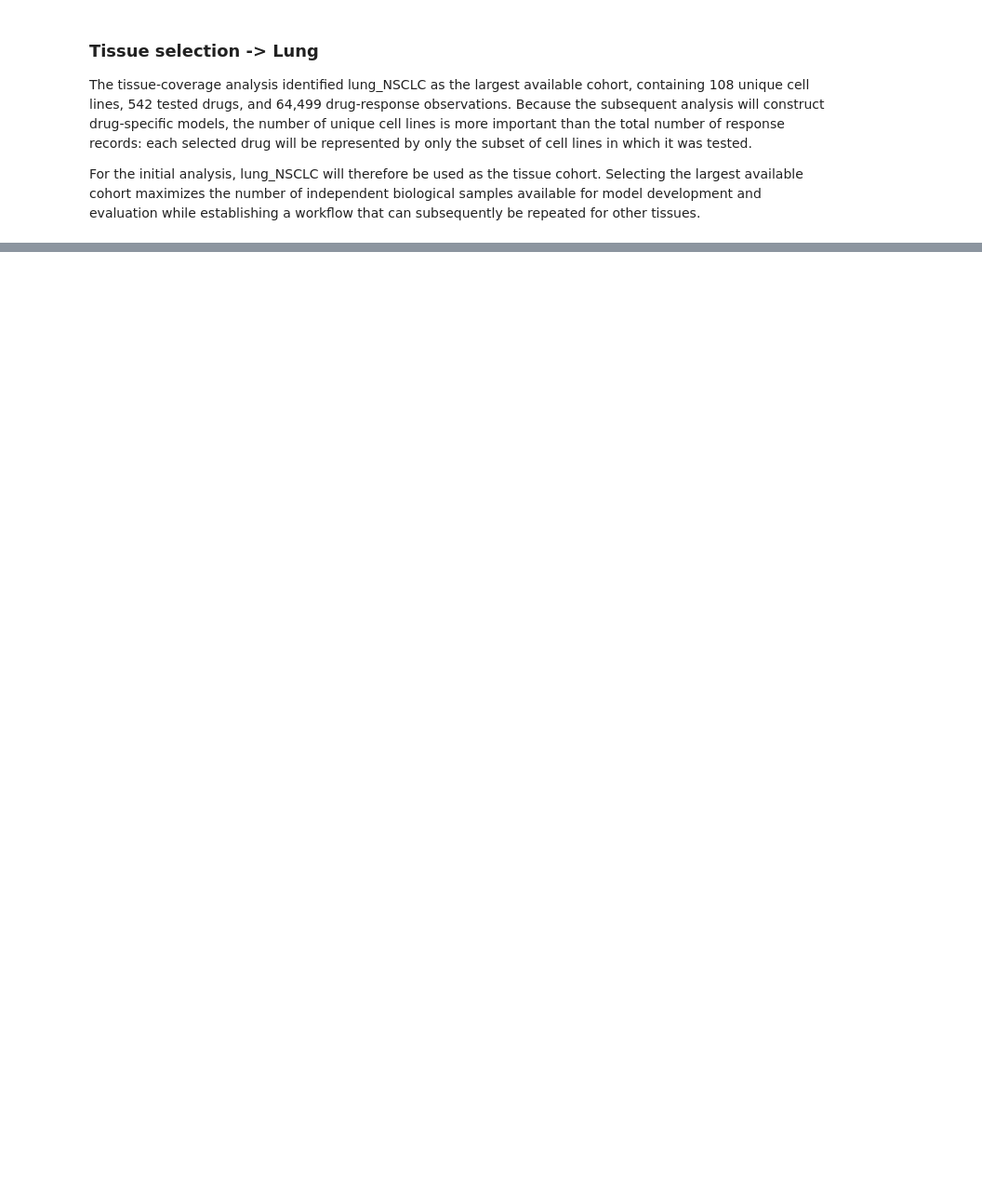
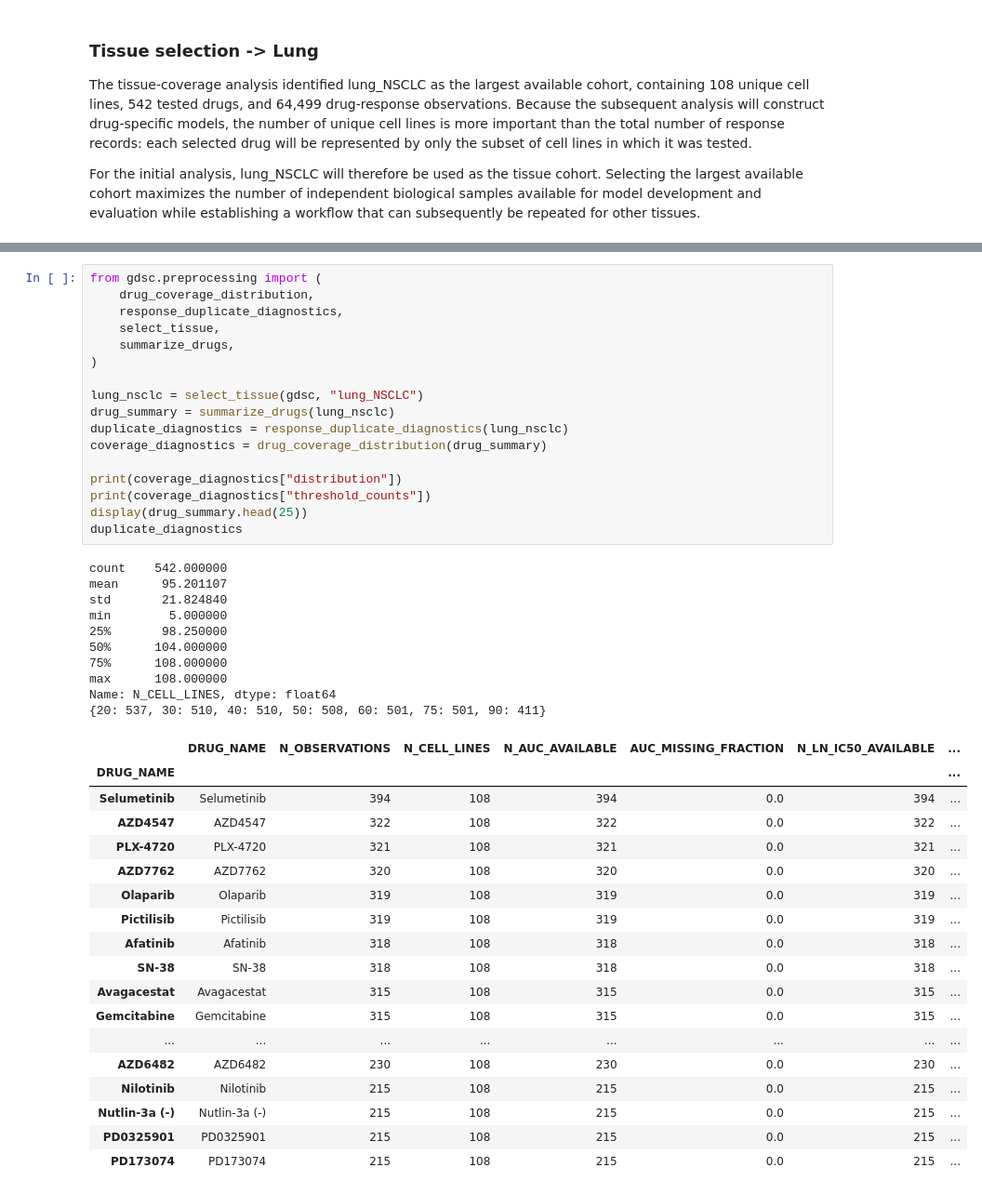
Before and after one commit to ajharris/gdsc-project, a Jupyter notebook: notebook/gdsc_drug_response.ipynb, the cells around one changed output, grey strips where cells are left out. Shown at 93% size. Saved outputs shown, nothing was run; the diff lists cells and outputs as text; blank space fills up the shorter version.

```diff
--- a/notebook/gdsc_drug_response.ipynb
+++ b/notebook/gdsc_drug_response.ipynb
@@ -405,0 +402,46 @@ For the initial analysis, lung_NSCLC will therefore be used as the tissue cohort
+# %%
+from gdsc.preprocessing import (
+    drug_coverage_distribution,
+    response_duplicate_diagnostics,
+    select_tissue,
+    summarize_drugs,
+)
+
+lung_nsclc = select_tissue(gdsc, "lung_NSCLC")
+drug_summary = summarize_drugs(lung_nsclc)
+duplicate_diagnostics = response_duplicate_diagnostics(lung_nsclc)
+coverage_diagnostics = drug_coverage_distribution(drug_summary)
+
+print(coverage_diagnostics["distribution"])
+print(coverage_diagnostics["threshold_counts"])
+display(drug_summary.head(25))
+duplicate_diagnostics
+# %% [output]
+count    542.000000
+mean      95.201107
+std       21.824840
+min        5.000000
+25%       98.250000
+50%      104.000000
+75%      108.000000
+max      108.000000
+Name: N_CELL_LINES, dtype: float64
+{20: 537, 30: 510, 40: 510, 50: 508, 60: 501, 75: 501, 90: 411}
+|  | DRUG_NAME | N_OBSERVATIONS | N_CELL_LINES | N_AUC_AVAILABLE | AUC_MISSING_FRACTION | N_LN_IC50_AVAILABLE | ... |
+| DRUG_NAME |  |  |  |  |  |  | ... |
+| Selumetinib | Selumetinib | 394 | 108 | 394 | 0.0 | 394 | ... |
+| AZD4547 | AZD4547 | 322 | 108 | 322 | 0.0 | 322 | ... |
+| PLX-4720 | PLX-4720 | 321 | 108 | 321 | 0.0 | 321 | ... |
+| AZD7762 | AZD7762 | 320 | 108 | 320 | 0.0 | 320 | ... |
+| Olaparib | Olaparib | 319 | 108 | 319 | 0.0 | 319 | ... |
+| Pictilisib | Pictilisib | 319 | 108 | 319 | 0.0 | 319 | ... |
+| Afatinib | Afatinib | 318 | 108 | 318 | 0.0 | 318 | ... |
+| SN-38 | SN-38 | 318 | 108 | 318 | 0.0 | 318 | ... |
+| Avagacestat | Avagacestat | 315 | 108 | 315 | 0.0 | 315 | ... |
+| Gemcitabine | Gemcitabine | 315 | 108 | 315 | 0.0 | 315 | ... |
+| ... | ... | ... | ... | ... | ... | ... | ... |
+| AZD6482 | AZD6482 | 230 | 108 | 230 | 0.0 | 230 | ... |
+| Nilotinib | Nilotinib | 215 | 108 | 215 | 0.0 | 215 | ... |
+| Nutlin-3a (-) | Nutlin-3a (-) | 215 | 108 | 215 | 0.0 | 215 | ... |
+| PD0325901 | PD0325901 | 215 | 108 | 215 | 0.0 | 215 | ... |
+| PD173074 | PD173074 | 215 | 108 | 215 | 0.0 | 215 | ... |
```
Also changed, not shown: parts of 6 cells of this notebook, 4 other files.
